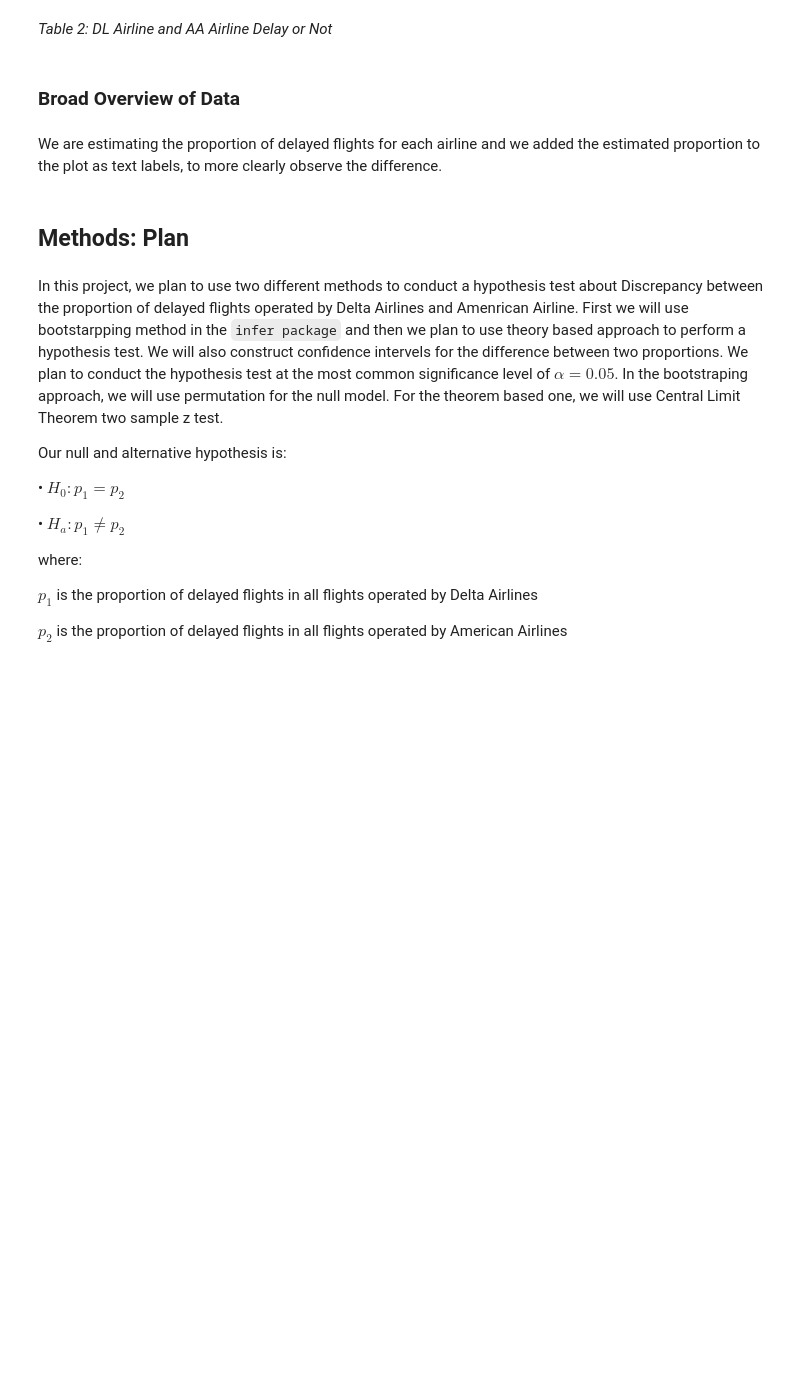
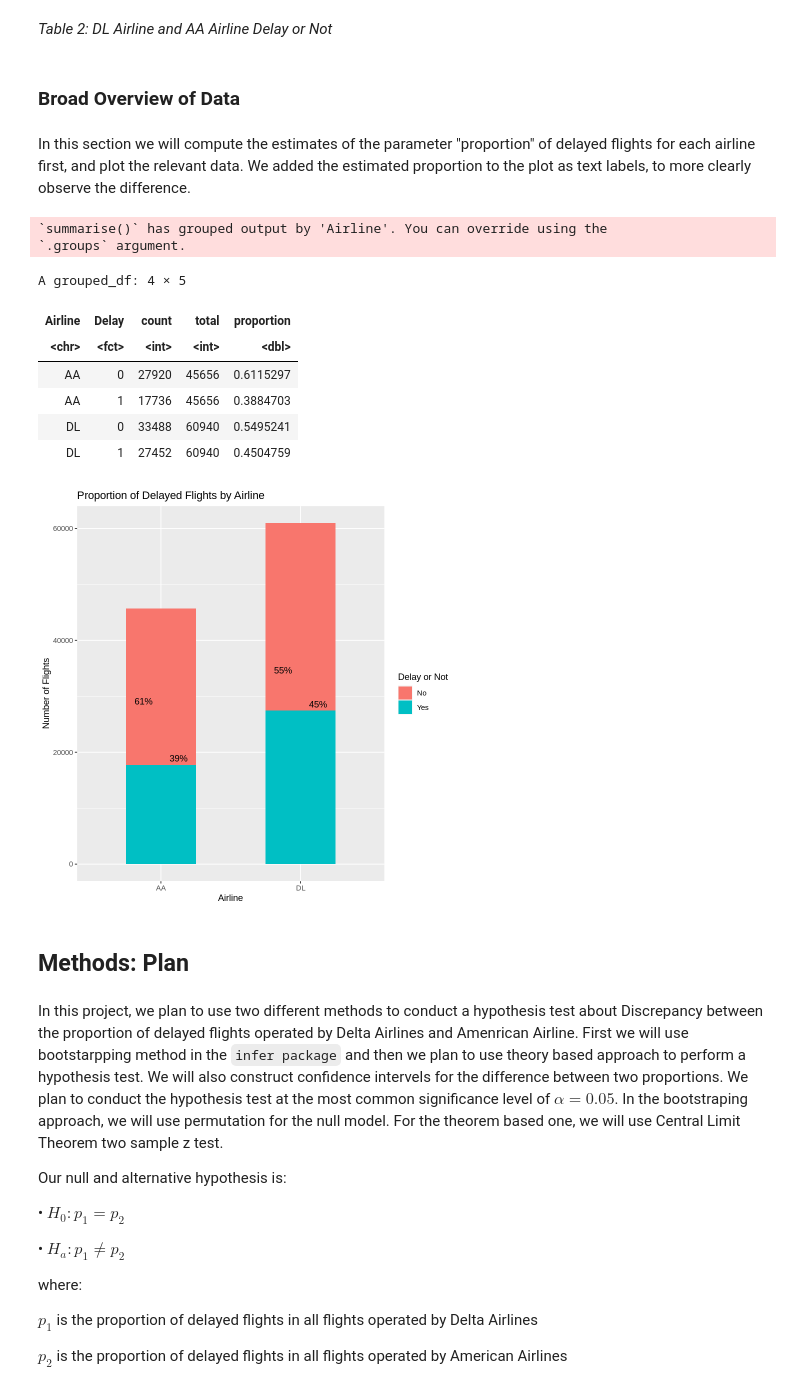
Before and after one commit to rayyyy122/Hypothesis-Test-Bootstrapping-vs-CLT, a Jupyter notebook: Proposal_final.ipynb, the cells around one changed output. Saved outputs shown, nothing was run; the diff lists cells and outputs as text; code cells hidden in the pictures; blank space fills up the shorter version.

```diff
--- a/Proposal_final.ipynb
+++ b/Proposal_final.ipynb
@@ -85,4 +98,4 @@ Caused by error in `Airline %in% c("DL", "AA")`:
 # %% [markdown]
 ### Broad Overview of Data
 # %% [markdown]
-We are estimating the proportion of delayed flights for each airline and we added the estimated proportion to the plot as text labels, to more clearly observe the difference.
+In this section we will compute the estimates of the parameter "proportion" of delayed flights for each airline first, and plot the relevant data. We added the estimated proportion to the plot as text labels, to more clearly observe the difference.
@@ -107,3 +102,40 @@ plot
+# %%
+# Compute the estimates of the parameter
+delay_data_summary <- delay_data %>%
+    group_by(Airline, Delay) %>%
+    summarize(count = n()) %>%
+    group_by(Airline) %>%
+    mutate(total = sum(count),
+         proportion = count/total)
+
+delay_data_summary
+
+# Plot the relevant data
+plot <- delay_data %>%
+    ggplot(aes(x = Airline, fill = Delay)) +
+    geom_bar(width = 0.5) +
+    ggtitle("Proportion of Delayed Flights by Airline") +
+    ylab("Number of Flights") +
+    scale_fill_discrete(name = "Delay or Not",
+                          breaks = c("0", "1"),
+                          labels = c("No", "Yes")) +
+    geom_text(data = delay_data_summary,
+            aes(x = Airline, y = count, label = paste0(round(proportion*100), "%")),
+            position = position_dodge(width = 0.5),
+            vjust = -0.5)
+
+plot
+# %% [output]
+`summarise()` has grouped output by 'Airline'. You can override using the
+`.groups` argument.
+A grouped_df: 4 × 5
+| Airline | Delay | count | total | proportion |
+| <chr> | <fct> | <int> | <int> | <dbl> |
+| AA | 0 | 27920 | 45656 | 0.6115297 |
+| AA | 1 | 17736 | 45656 | 0.3884703 |
+| DL | 0 | 33488 | 60940 | 0.5495241 |
+| DL | 1 | 27452 | 60940 | 0.4504759 |
+[figure, added]
 # %% [markdown]
 ## Methods: Plan
 # %% [markdown]
```
Also changed, not shown: parts of 5 cells of this notebook.
